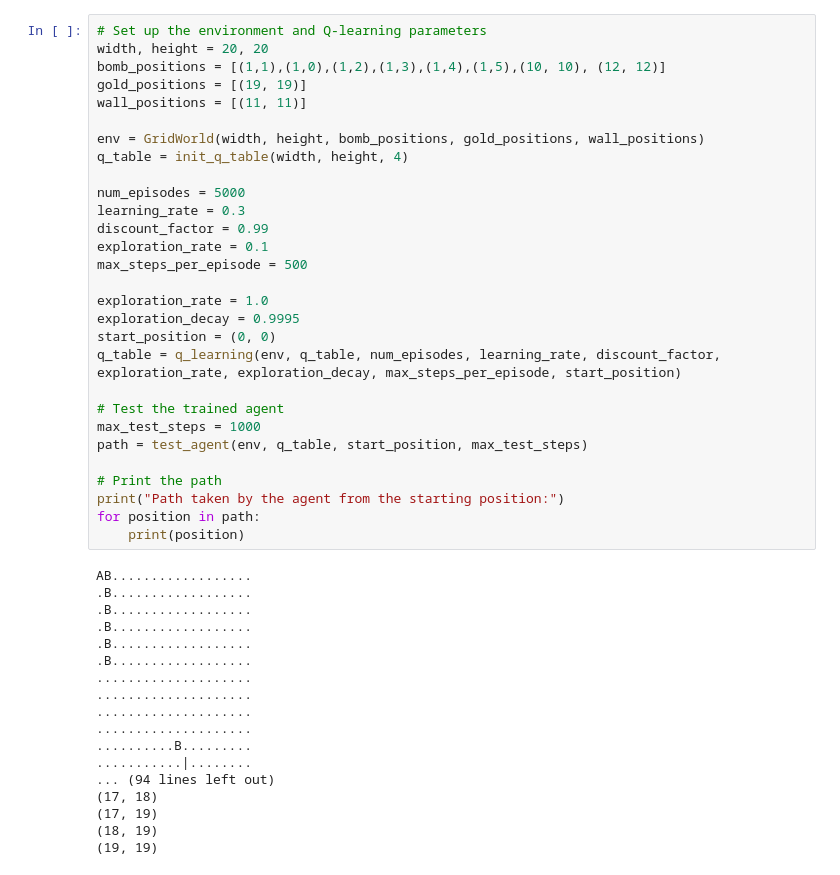
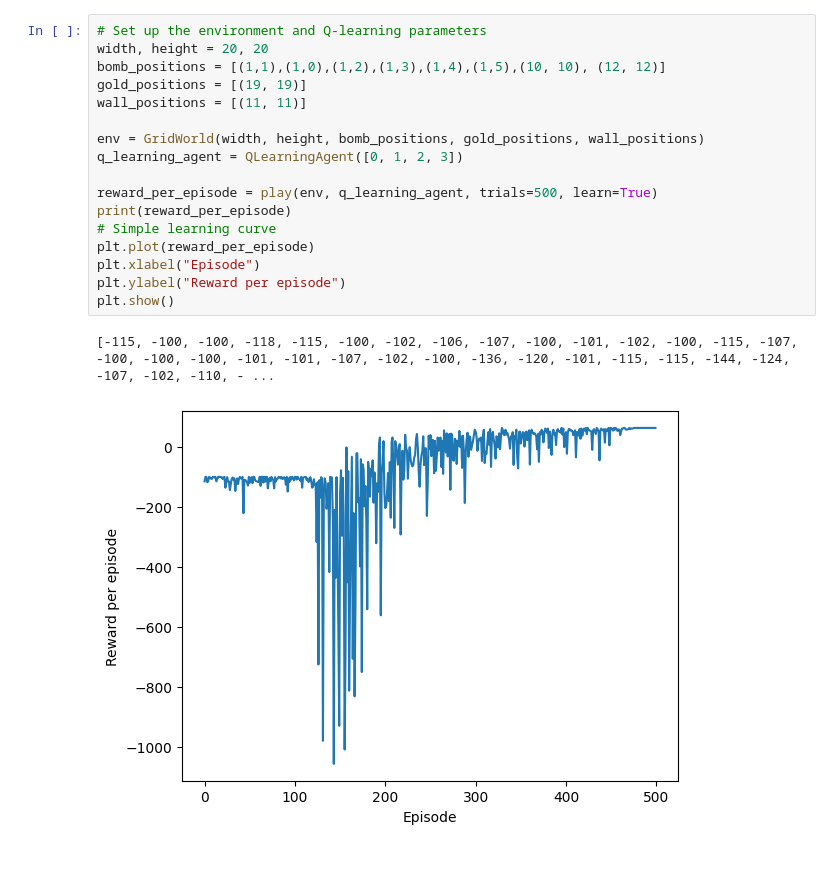
Before and after one commit to vchamelin/AI-Kpi, a Jupyter notebook: Q-learning.ipynb, the cells around one changed output. Drawn from its saved outputs; the diff is of its cells as text.

```diff
--- a/Q-learning.ipynb
+++ b/Q-learning.ipynb
@@ -120,47 +114,20 @@ def test_agent(env, q_table, start_position, max_steps):
 # %%
 # Set up the environment and Q-learning parameters
 width, height = 20, 20
 bomb_positions = [(1,1),(1,0),(1,2),(1,3),(1,4),(1,5),(10, 10), (12, 12)]
 gold_positions = [(19, 19)]
 wall_positions = [(11, 11)]
 
 env = GridWorld(width, height, bomb_positions, gold_positions, wall_positions)
-q_table = init_q_table(width, height, 4)
+q_learning_agent = QLearningAgent([0, 1, 2, 3])
 
-num_episodes = 5000
-learning_rate = 0.3
-discount_factor = 0.99
-exploration_rate = 0.1
-max_steps_per_episode = 500
-
-exploration_rate = 1.0
-exploration_decay = 0.9995
-start_position = (0, 0)
-q_table = q_learning(env, q_table, num_episodes, learning_rate, discount_factor, exploration_rate, exploration_decay, max_steps_per_episode, start_position)
-
-# Test the trained agent
-max_test_steps = 1000
-path = test_agent(env, q_table, start_position, max_test_steps)
-
-# Print the path
-print("Path taken by the agent from the starting position:")
-for position in path:
-    print(position)
+reward_per_episode = play(env, q_learning_agent, trials=500, learn=True)
+print(reward_per_episode)
+# Simple learning curve
+plt.plot(reward_per_episode)
+plt.xlabel("Episode")
+plt.ylabel("Reward per episode")
+plt.show()
 # %% [output]
-AB..................
-.B..................
-.B..................
-.B..................
-.B..................
-.B..................
-....................
-....................
-....................
-....................
-..........B.........
-...........|........
-... (94 lines left out)
-(17, 18)
-(17, 19)
-(18, 19)
-(19, 19)
+[-115, -100, -100, -118, -115, -100, -102, -106, -107, -100, -101, -102, -100, -115, -107, -100, -100, -100, -101, -101, -107, -102, -100, -136, -120, -101, -115, -115, -144, -124, -107, -102, -110, - ...
+[figure, added]
```
Also changed, not shown: parts of 1 cell of this notebook.
